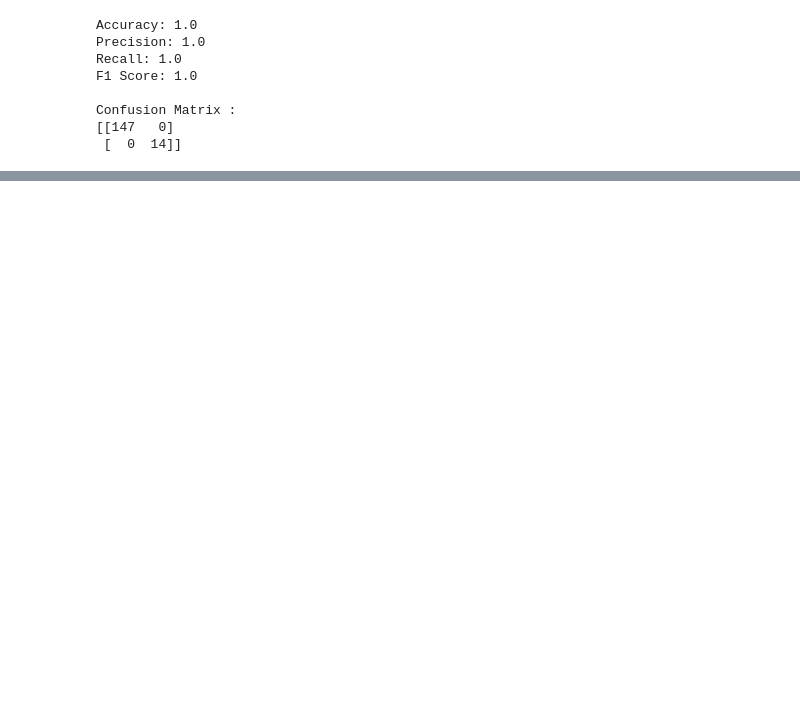
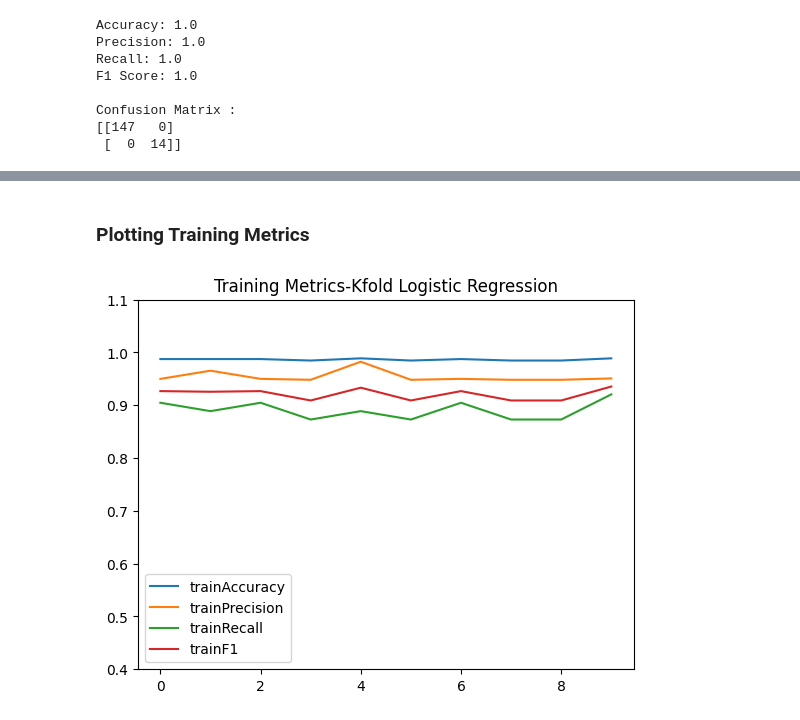
Before and after one commit to ayushkarn14/Pokemon-Classification, a Jupyter notebook: book.ipynb, the cells around one changed output, grey strips where cells are left out. Saved outputs shown, nothing was run; the diff lists cells and outputs as text; code cells hidden in the pictures; blank space fills up the shorter version.

```diff
--- a/book.ipynb
+++ b/book.ipynb
@@ -490,4 +442,4 @@ from sklearn.preprocessing import StandardScaler
 
 scaler = StandardScaler()
 x = pd.DataFrame(scaler.fit_transform(x), columns=x.columns)
-x_train, x_test, y_train, y_test = train_test_split(x, y, test_size=0.2, random_state=69,stratify=y)
+x
@@ -522,0 +462,22 @@ Confusion Matrix :
+# %%
+from sklearn.linear_model import LogisticRegression
+from sklearn.model_selection import StratifiedKFold
+
+model = LogisticRegression()
+dic={}
+skf=StratifiedKFold(10,shuffle=True,random_state=69)
+for i, (train_index, test_index) in enumerate(skf.split(x, y)):
+    x_train,y_train = x.iloc[train_index],y.iloc[train_index]
+    x_test,y_test = x.loc[test_index],y.iloc[test_index]
+    model.fit(x_train,y_train)
+    y_pred = model.predict(x_test)
+    train_pred = model.predict(x_train)
+    dic[i] =[accuracy_score(y_test, y_pred),precision_score(y_test, y_pred),
+             recall_score(y_test, y_pred),f1_score(y_test, y_pred),
+             confusion_matrix(y_test, y_pred),accuracy_score(y_train,train_pred),
+             precision_score(y_train,train_pred),recall_score(y_train,train_pred),
+             f1_score(y_train,train_pred),confusion_matrix(y_train,train_pred)]
+
+kfoldstats = pd.DataFrame(dic,index=['testAccuracy','testPrecision','testRecall','testF1','testCM','trainAccuracy','trainPrecision','trainRecall','trainF1','trainCM']).T
+kfoldstats.head()
+# dic
@@ -522,0 +491,9 @@ Confusion Matrix :
+# %% [markdown]
+<h3>Plotting Training Metrics</h3>
+# %%
+kfoldstats.iloc[:,5:-1].plot()
+plt.title('Training Metrics-Kfold Logistic Regression')
+plt.ylim(0.4,1.1)
+plt.show()
+# %% [output]
+[figure, added]
```
Also changed, not shown: parts of 21 cells of this notebook, 1 other file.
